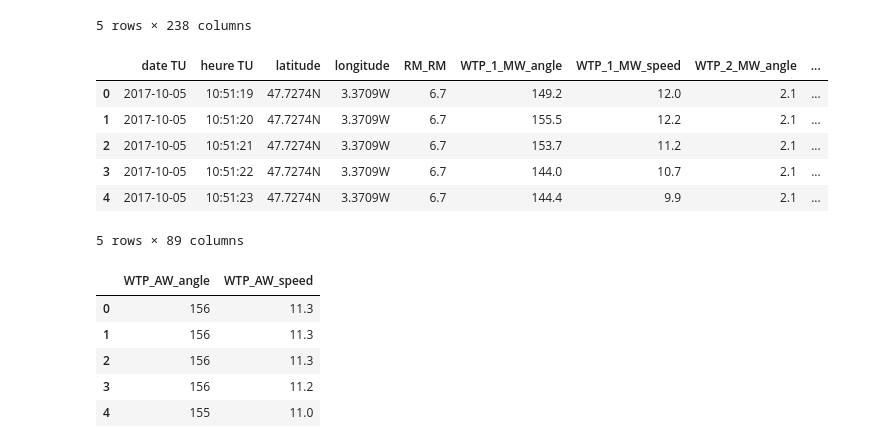
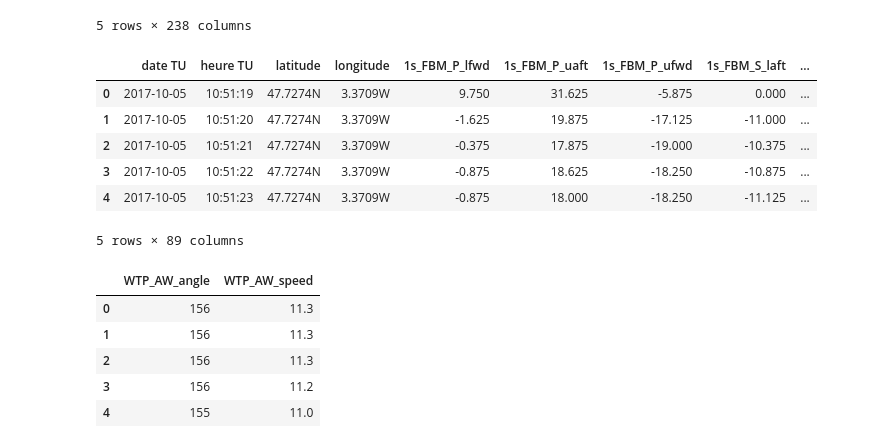
Before and after one commit to mickeycj/france-internship-project, a Jupyter notebook: plot_bins.ipynb, the cells around one changed output. Saved outputs shown, nothing was run; the diff lists cells and outputs as text; code cells hidden in the pictures.

```diff
--- a/plot_bins.ipynb
+++ b/plot_bins.ipynb
@@ -21,13 +21,15 @@ def read_csv(fname):
     """Read a CSV file to a Pandas Dataframe"""
     return pd.read_csv(fname, sep=';')
 
-def transform(df, new_cols, regex):
+def transform_columns(df, new_cols, regex):
     """Transform the dataset"""
     for col in new_cols:
         filtered = df.filter(regex=(regex.format(col)))
         df[col] = filtered.mean(axis=1)
         df.drop(filtered.columns, axis=1, inplace=True)
-    return df
+    cols = df.columns.values.tolist()
+    split = len(cols)-len(new_cols)
+    return df[cols[:4] + cols[split:] + cols[4:split]]
 
 def create_bins(df, dx=bin_angles[0], dy=2, min_thresh=100, tries=0):
     """Create bins"""
@@ -98,27 +100,27 @@ df.head()
 5 rows × 238 columns
 # %%
 # Transform the dataset to decrease the number of features.
-df = transform(df,
-            ['1s_FBM_P_lfwd', '1s_FBM_P_uaft', '1s_FBM_P_ufwd',
-            '1s_FBM_S_laft', '1s_FBM_S_lfwd', '1s_FBM_S_uaft', '1s_FBM_S_ufwd',
-            '1s_HUL_C_lport', '1s_HUL_C_lstbd', '1s_HUL_C_uport', '1s_HUL_C_ustbd',
-            '1s_HUL_P_lport', '1s_HUL_P_lstbd', '1s_HUL_P_uport', '1s_HUL_P_ustbd',
-            '1s_HUL_S_lport', '1s_HUL_S_lstbd', '1s_HUL_S_uport', '1s_HUL_S_ustbd',
-            '1s_Foil_B_P_01_i', '1s_Foil_B_P_01_o',
-            '1s_Foil_B_S_01_i', '1s_Foil_B_S_01_o',
-            '1s_Foil_ELE_C_01_p', '1s_Foil_ELE_C_01_s',
-            '1s_Foil_ELE_LOAD_P', '1s_Foil_ELE_LOAD_S'],
-            '.*{}.*')
+df = transform_columns(df,
+                    ['1s_FBM_P_lfwd', '1s_FBM_P_uaft', '1s_FBM_P_ufwd',
+                    '1s_FBM_S_laft', '1s_FBM_S_lfwd', '1s_FBM_S_uaft', '1s_FBM_S_ufwd',
+                    '1s_HUL_C_lport', '1s_HUL_C_lstbd', '1s_HUL_C_uport', '1s_HUL_C_ustbd',
+                    '1s_HUL_P_lport', '1s_HUL_P_lstbd', '1s_HUL_P_uport', '1s_HUL_P_ustbd',
+                    '1s_HUL_S_lport', '1s_HUL_S_lstbd', '1s_HUL_S_uport', '1s_HUL_S_ustbd',
+                    '1s_Foil_B_P_01_i', '1s_Foil_B_P_01_o',
+                    '1s_Foil_B_S_01_i', '1s_Foil_B_S_01_o',
+                    '1s_Foil_ELE_C_01_p', '1s_Foil_ELE_C_01_s',
+                    '1s_Foil_ELE_LOAD_P', '1s_Foil_ELE_LOAD_S'],
+                    '.*{}.*')
 
 # Show examples of the transformed data.
 df.head()
 # %% [output]
-|  | date TU | heure TU | latitude | longitude | RM_RM | WTP_1_MW_angle | WTP_1_MW_speed | WTP_2_MW_angle | ... |
-| 0 | 2017-10-05 | 10:51:19 | 47.7274N | 3.3709W | 6.7 | 149.2 | 12.0 | 2.1 | ... |
-| 1 | 2017-10-05 | 10:51:20 | 47.7274N | 3.3709W | 6.7 | 155.5 | 12.2 | 2.1 | ... |
-| 2 | 2017-10-05 | 10:51:21 | 47.7274N | 3.3709W | 6.7 | 153.7 | 11.2 | 2.1 | ... |
-| 3 | 2017-10-05 | 10:51:22 | 47.7274N | 3.3709W | 6.7 | 144.0 | 10.7 | 2.1 | ... |
-| 4 | 2017-10-05 | 10:51:23 | 47.7274N | 3.3709W | 6.7 | 144.4 | 9.9 | 2.1 | ... |
+|  | date TU | heure TU | latitude | longitude | 1s_FBM_P_lfwd | 1s_FBM_P_uaft | 1s_FBM_P_ufwd | 1s_FBM_S_laft | ... |
+| 0 | 2017-10-05 | 10:51:19 | 47.7274N | 3.3709W | 9.750 | 31.625 | -5.875 | 0.000 | ... |
+| 1 | 2017-10-05 | 10:51:20 | 47.7274N | 3.3709W | -1.625 | 19.875 | -17.125 | -11.000 | ... |
+| 2 | 2017-10-05 | 10:51:21 | 47.7274N | 3.3709W | -0.375 | 17.875 | -19.000 | -10.375 | ... |
+| 3 | 2017-10-05 | 10:51:22 | 47.7274N | 3.3709W | -0.875 | 18.625 | -18.250 | -10.875 | ... |
+| 4 | 2017-10-05 | 10:51:23 | 47.7274N | 3.3709W | -0.875 | 18.000 | -18.250 | -11.125 | ... |
 5 rows × 89 columns
 # %%
 # Combine positive and negative wind angles.
```
